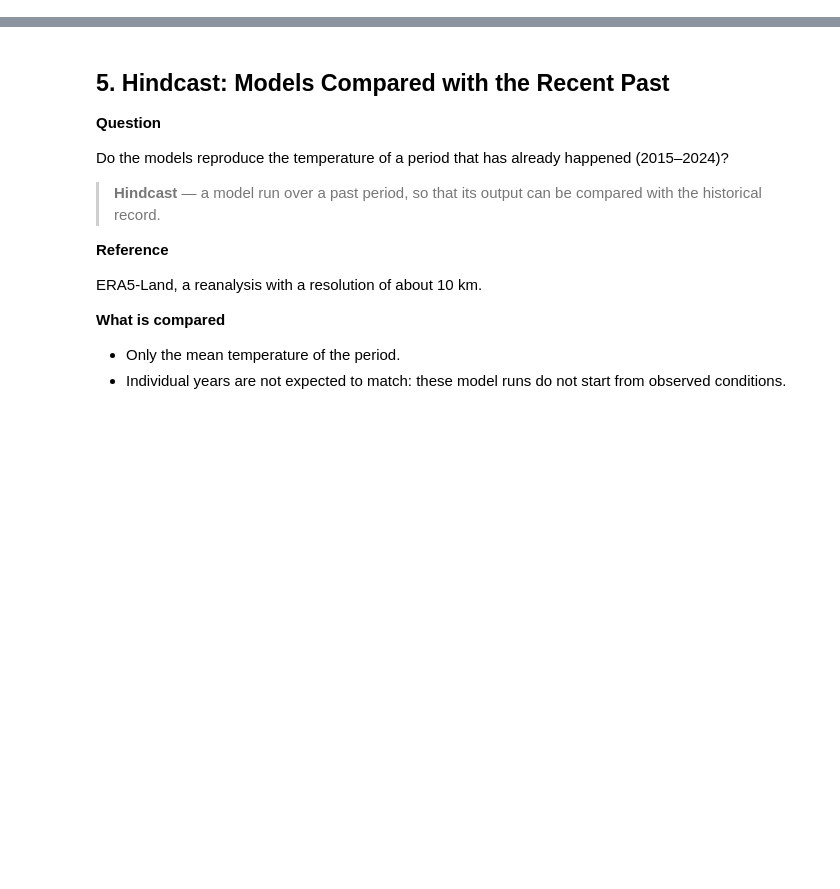
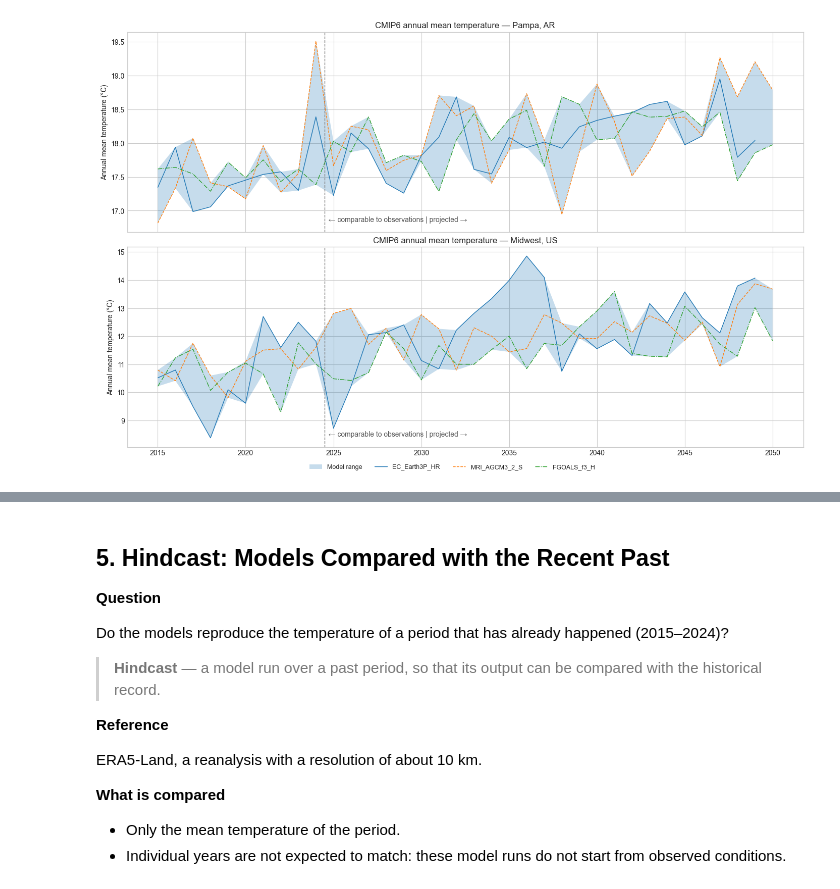
Before and after one commit to deloxantos/pretaverdi, a Jupyter notebook: notebooks/02-cmip6-multi-model-projections.ipynb, the cells around one changed output, grey strips where cells are left out. Cells and saved outputs as stored; diff of their text form; code cells hidden in the pictures; blank space fills up the shorter version.

```diff
--- a/notebooks/02-cmip6-multi-model-projections.ipynb
+++ b/notebooks/02-cmip6-multi-model-projections.ipynb
@@ -28,14 +0,0 @@
-# %%
-import matplotlib.pyplot as plt
-import pandas as pd
-
-from pretaverdi.analysis import hindcast_annual, inter_model_spread, mean_levels
-from pretaverdi.client import get_climate_projections
-from pretaverdi.plots import plot_bias
-from pretaverdi.variables import CLIMATE_DEFAULT_MODELS, LOCATIONS
-
-plt.style.use("seaborn-v0_8-whitegrid")
-plt.rcParams["figure.figsize"] = (14, 5)
-
-# One line style per model, so the lines do not rely on colour alone.
-LINESTYLES = dict(zip(CLIMATE_DEFAULT_MODELS, ["-", "--", "-."]))
@@ -210,16 +0,0 @@ Same grammar, annual *totals* this time — the cleaned totals from §2's `annua
-# %%
-fig, axes = plt.subplots(2, 1, figsize=(14, 9), layout="constrained", sharex=True)
-
-for ax, df, name in [(axes[0], proj_pampa, "Pampa, AR"), (axes[1], proj_midwest, "Midwest, US")]:
-    annual = annual_precipitation(df)
-    ax.fill_between(
-        annual.index, annual.min(axis=1), annual.max(axis=1),
-        alpha=0.25, label="Model range",
-    )
-    for model in MODELS:
-        ax.plot(annual.index, annual[model], linewidth=1, linestyle=LINESTYLES[model], label=model)
-    ax.set_ylabel("Annual precipitation (mm)")
-    ax.set_title(f"CMIP6 Annual Precipitation — {name}")
-    ax.legend(loc="upper left", fontsize=9)
-
-plt.show()
@@ -268,0 +52,8 @@ A meta-lesson, earned the hard way: computed on the **raw** data, this same tabl
+# %%
+SITES = {"Pampa, AR": LOCATIONS["pampa_ar"], "Midwest, US": LOCATIONS["midwest_us"]}
+START, END = "2015-01-01", "2050-12-31"
+
+proj = {
+    site: get_climate_projections(loc["lat"], loc["lon"], START, END)
+    for site, loc in SITES.items()
+}
@@ -268,0 +200,9 @@ A meta-lesson, earned the hard way: computed on the **raw** data, this same tabl
+# %%
+temperature = pd.concat(
+    {site: annual_mean_temperature(df) for site, df in proj.items()}, axis=1, names=["site"]
+)
+plot_model_spread(
+    temperature, "Annual mean temperature (°C)", "CMIP6 annual mean temperature", divider_year=2024.5
+);
+# %% [output]
+[figure, added]
```
Also changed, not shown: parts of 52 cells of this notebook.
